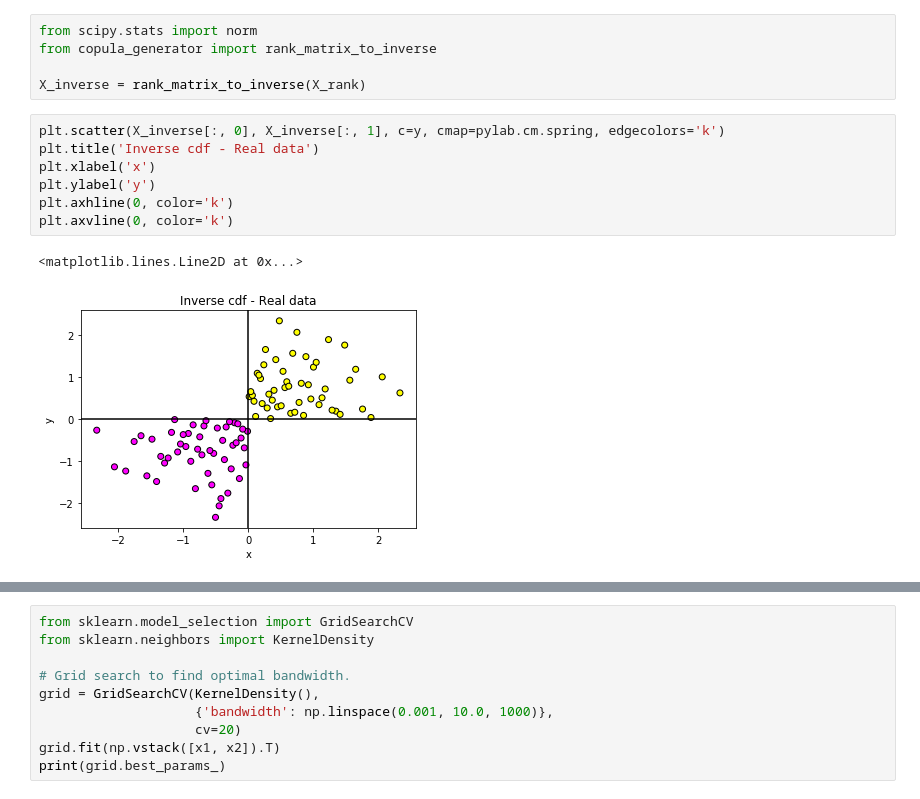
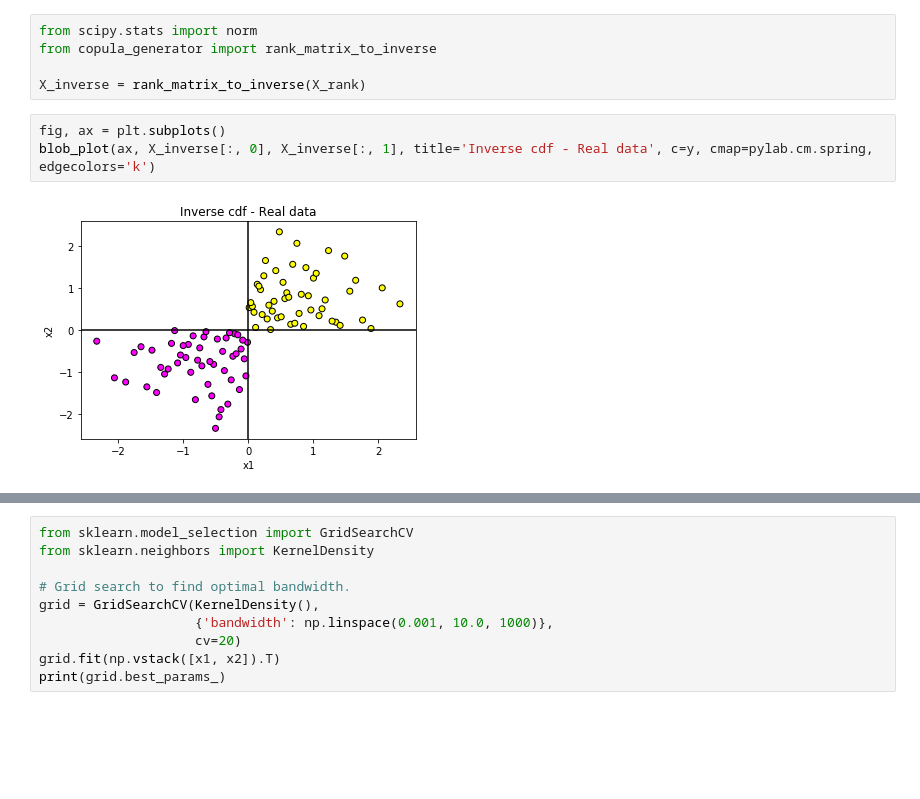
Before and after one commit to Didayolo/medi-chal, a Jupyter notebook: notebooks/copula.ipynb, the cells around one changed output, grey strips where cells are left out. Cells and saved outputs as stored; diff of their text form; blank space fills up the shorter version.

```diff
--- a/notebooks/copula.ipynb
+++ b/notebooks/copula.ipynb
@@ -52,13 +60,8 @@ from scipy.stats import norm
 from copula_generator import rank_matrix_to_inverse
 
 X_inverse = rank_matrix_to_inverse(X_rank)
-# %%
-plt.scatter(X_inverse[:, 0], X_inverse[:, 1], c=y, cmap=pylab.cm.spring, edgecolors='k')
-plt.title('Inverse cdf - Real data')
-plt.xlabel('x')
-plt.ylabel('y')
-plt.axhline(0, color='k')
-plt.axvline(0, color='k')
-# %% [output]
-<matplotlib.lines.Line2D at 0x...>
-[figure, removed]
+# %%
+fig, ax = plt.subplots()
+blob_plot(ax, X_inverse[:, 0], X_inverse[:, 1], title='Inverse cdf - Real data', c=y, cmap=pylab.cm.spring, edgecolors='k')
+# %% [output]
+[figure, added]
```
Also changed, not shown: parts of 9 cells of this notebook, 8 other files.
